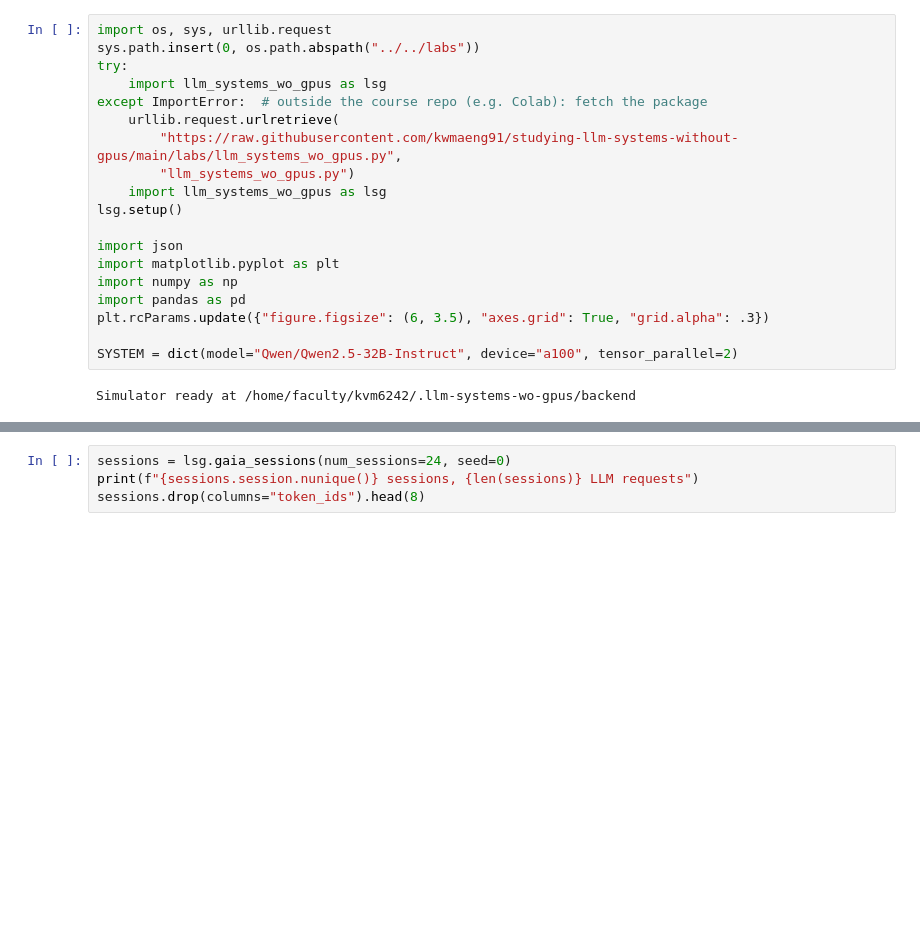
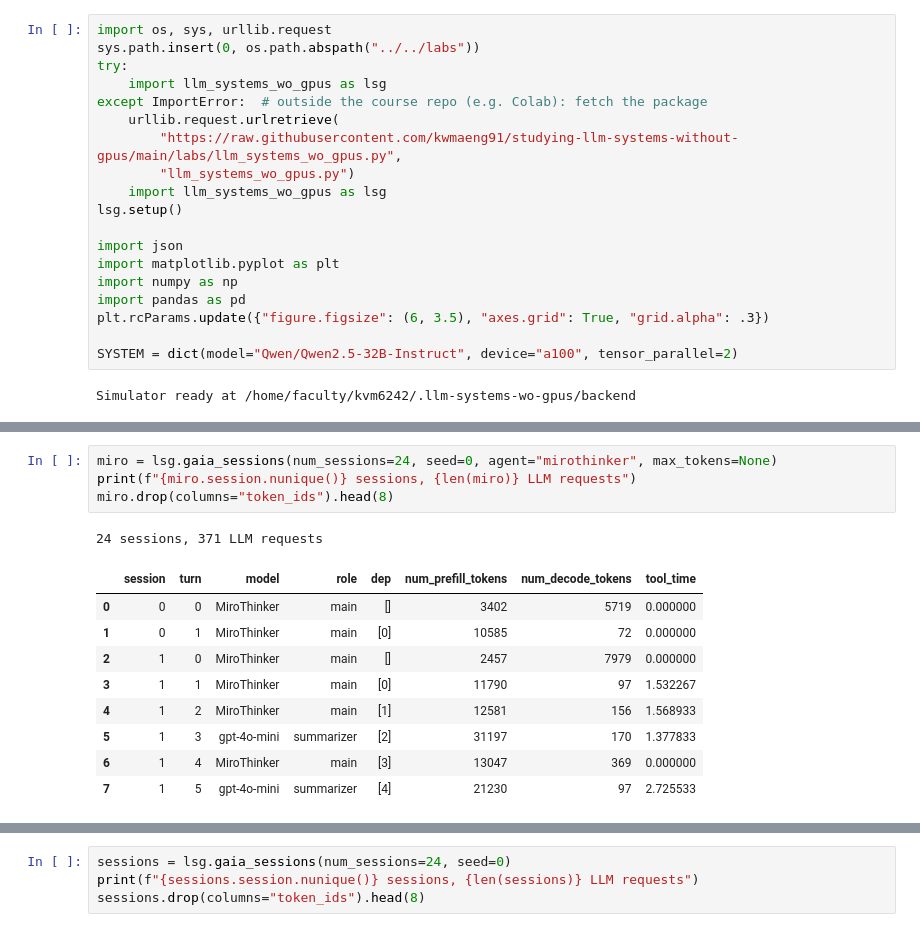
Before and after one commit to kwmaeng91/studying-llm-systems-without-gpus, a Jupyter notebook: docs/ko/lectures/06-agentic-workloads.ipynb, the cells around one changed output, grey strips where cells are left out. Drawn from its saved outputs; the diff is of its cells as text; blank space fills up the shorter version.

```diff
--- a/docs/ko/lectures/06-agentic-workloads.ipynb
+++ b/docs/ko/lectures/06-agentic-workloads.ipynb
@@ -70,0 +86,15 @@ session은 건너뛰므로, 가장 큰 과제들이 빠집니다(다시 말하
+# %%
+miro = lsg.gaia_sessions(num_sessions=24, seed=0, agent="mirothinker", max_tokens=None)
+print(f"{miro.session.nunique()} sessions, {len(miro)} LLM requests")
+miro.drop(columns="token_ids").head(8)
+# %% [output]
+24 sessions, 371 LLM requests
+|  | session | turn | model | role | dep | num_prefill_tokens | num_decode_tokens | tool_time |
+| 0 | 0 | 0 | MiroThinker | main | [] | 3402 | 5719 | 0.000000 |
+| 1 | 0 | 1 | MiroThinker | main | [0] | 10585 | 72 | 0.000000 |
+| 2 | 1 | 0 | MiroThinker | main | [] | 2457 | 7979 | 0.000000 |
+| 3 | 1 | 1 | MiroThinker | main | [0] | 11790 | 97 | 1.532267 |
+| 4 | 1 | 2 | MiroThinker | main | [1] | 12581 | 156 | 1.568933 |
+| 5 | 1 | 3 | gpt-4o-mini | summarizer | [2] | 31197 | 170 | 1.377833 |
+| 6 | 1 | 4 | MiroThinker | main | [3] | 13047 | 369 | 0.000000 |
+| 7 | 1 | 5 | gpt-4o-mini | summarizer | [4] | 21230 | 97 | 2.725533 |
```
Also changed, not shown: parts of 30 cells of this notebook, 4 other files.
